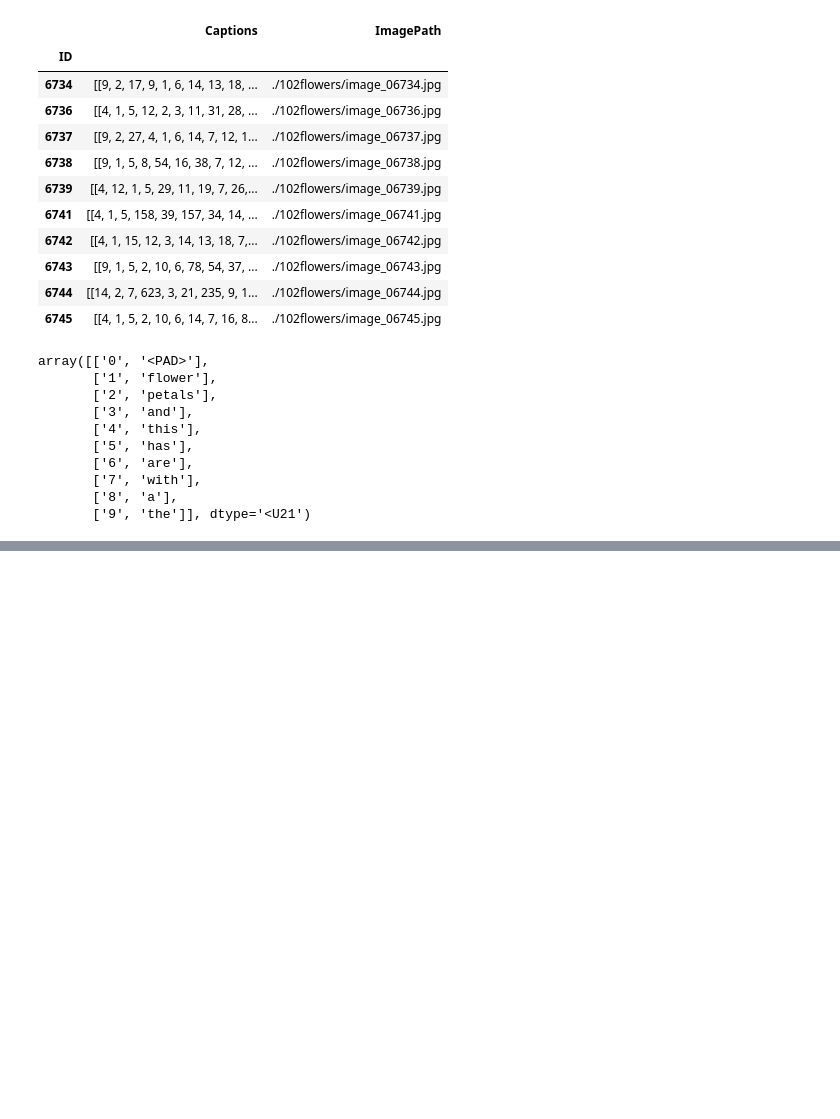
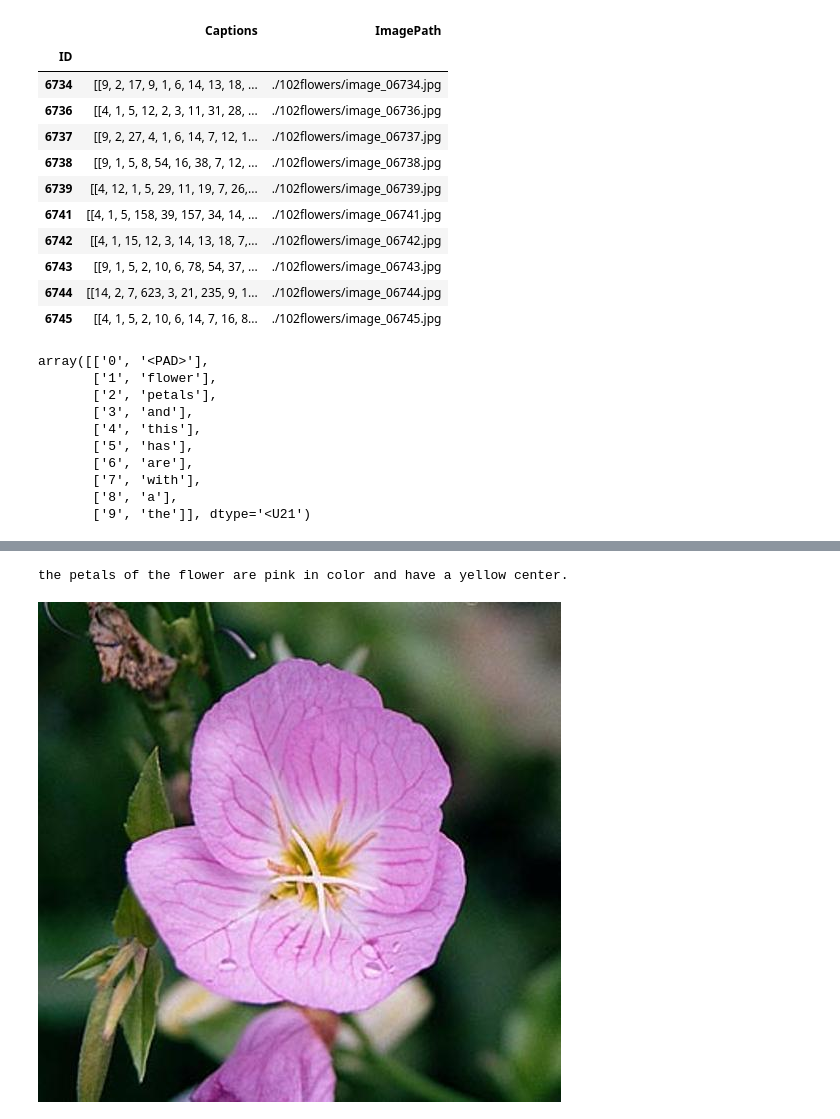
Before and after one commit to tktkbohshi/FairseqTutorial, a Jupyter notebook: work_caption/split_dataset.ipynb, the cells around one changed output, grey strips where cells are left out. Saved outputs shown, nothing was run; the diff lists cells and outputs as text; code cells hidden in the pictures; blank space fills up the shorter version.

Commit message:
finish preprocesiing data for captioning

```diff
--- a/work_caption/split_dataset.ipynb
+++ b/work_caption/split_dataset.ipynb
@@ -6,8 +7,8 @@ import pandas as pd
 # config
 data_path = './data/datalab-cup3-reverse-image-caption-2021/dataset/text2ImgData.pkl'
 dictionary_path = './data/datalab-cup3-reverse-image-caption-2021/dictionary/id2Word.npy'
-images_dir = ''
-output_dir = './data/datalab-cup3-reverse-image-caption-2021'
+images_dir = './data/datalab-cup3-reverse-image-caption-2021/102flowers/'
+output_dir = './data/datalab-cup3-reverse-image-caption-2021/'
 # %%
 # show text2Img data
 with open(data_path, 'rb') as f:
@@ -62,6 +63,7 @@ captions_encoded = data['Captions']
 for caption in captions_encoded:
     decoded.append(decode(caption))
 
+data['Captions'] = decoded
 # show first data
-decoded[0]
+data[0:10]
 # %% [output]
@@ -76,0 +82,20 @@ decoded[0]
+# %%
+def convertImagePath(original):
+    dir_names = original.split('/')
+    return images_dir + dir_names[-1]
+# %%
+# create sentence-image pair
+captions = []
+images = []
+
+for index, row in data.iterrows():
+    captions = captions + row['Captions']
+    images = images + [convertImagePath(row['ImagePath'])] * len(row['Captions'])
+# %%
+# show example
+from IPython.display import Image
+print(captions[0])
+Image(images[0])
+# %% [output]
+the petals of the flower are pink in color and have a yellow center.
+[figure, added]
```
Also changed, not shown: parts of 4 cells of this notebook.
